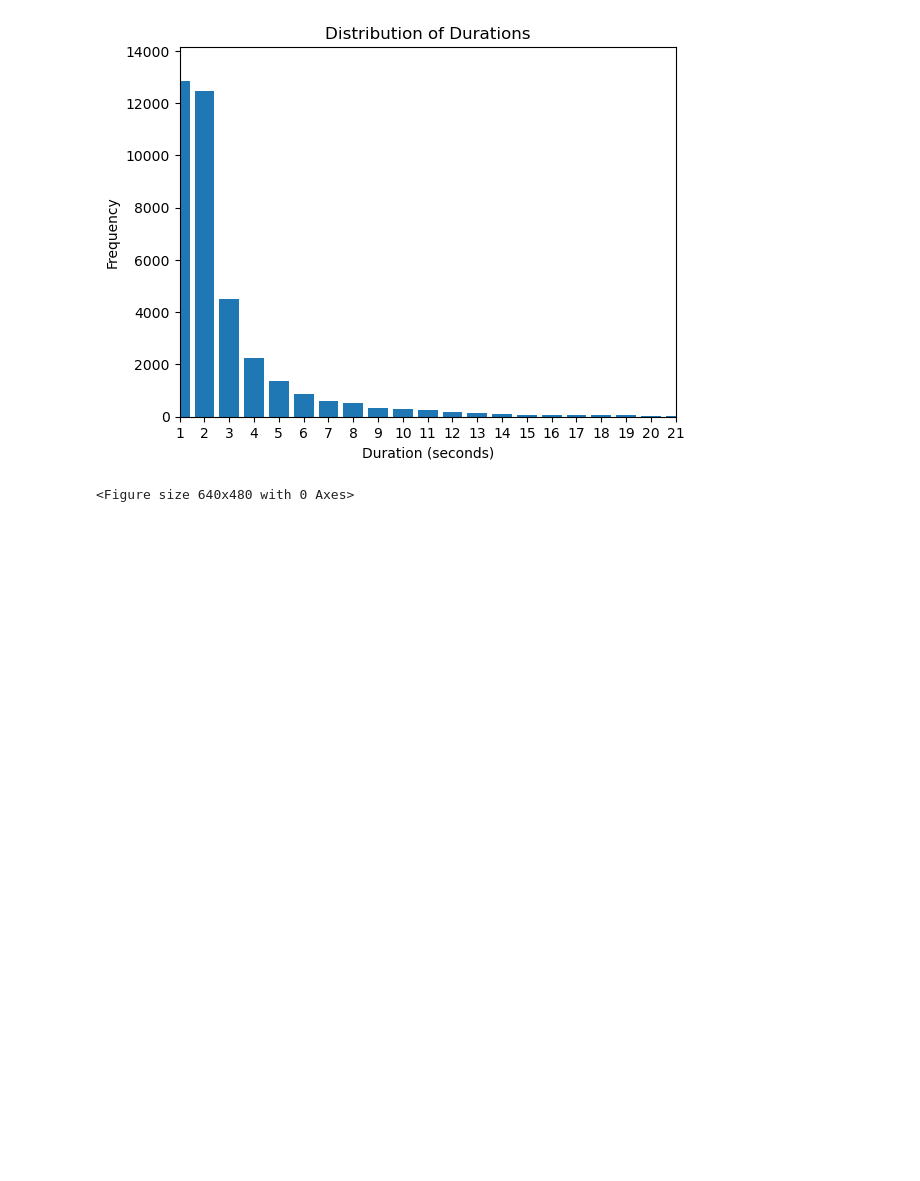
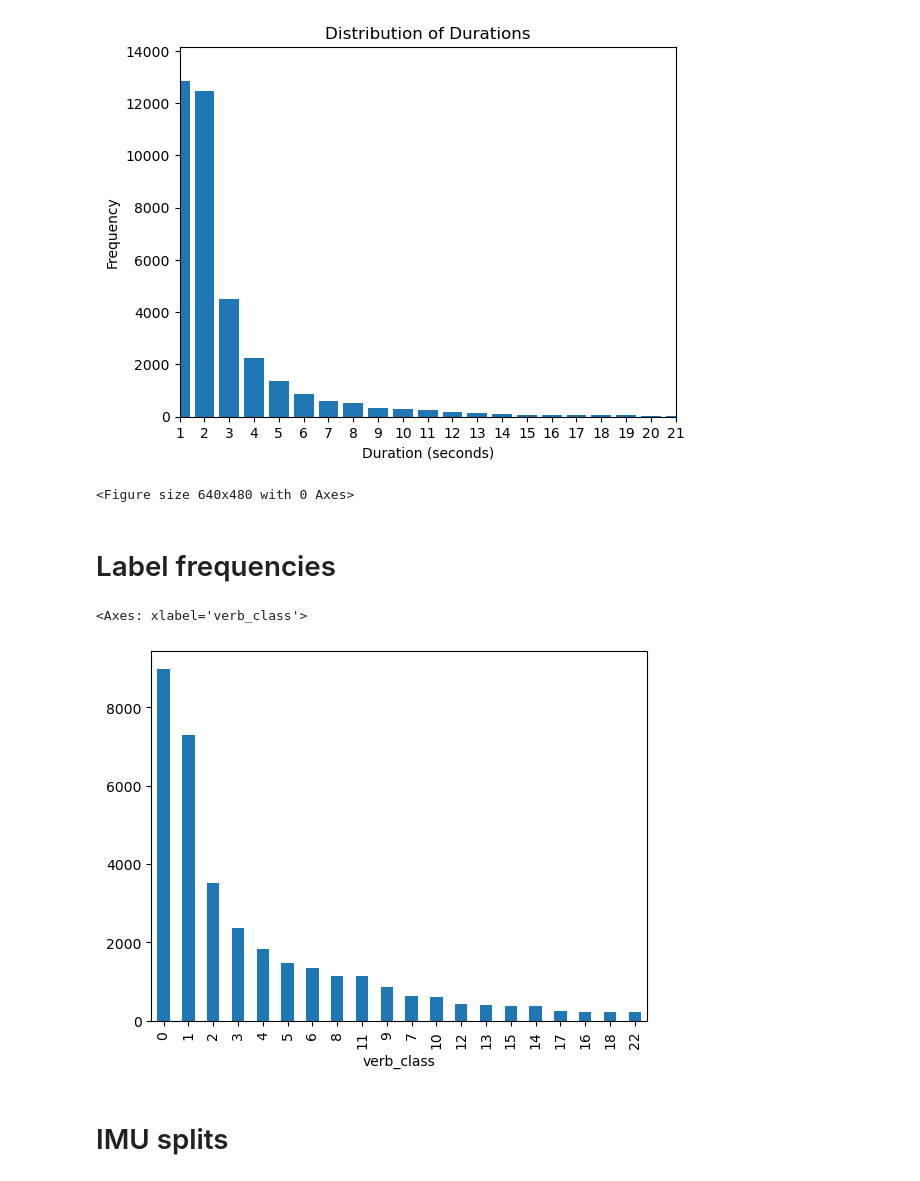
Before and after one commit to amir-goudarzi/IMU_testing, a Jupyter notebook: notebooks/investigate_dataset.ipynb, the cells around one changed output. Drawn from its saved outputs; the diff is of its cells as text; code cells hidden in the pictures; blank space fills up the shorter version.

Commit message:
epic annotations created; embeddings visualization created; new images/stats on epic

```diff
--- a/notebooks/investigate_dataset.ipynb
+++ b/notebooks/investigate_dataset.ipynb
@@ -255,3 +254,12 @@ plt.savefig(os.path.join(img_dir, 'duration_distribution_bar.svg'))
 # %% [output]
 [figure]
 <Figure size 640x480 with 0 Axes>
+# %% [markdown]
+# Label frequencies
+# %%
+df['verb_class'].value_counts().head(20).plot(kind='bar')
+# %% [output]
+<Axes: xlabel='verb_class'>
+[figure, added]
+# %% [markdown]
+# IMU splits
```
Also changed, not shown: parts of 16 cells of this notebook, 25 other files.
